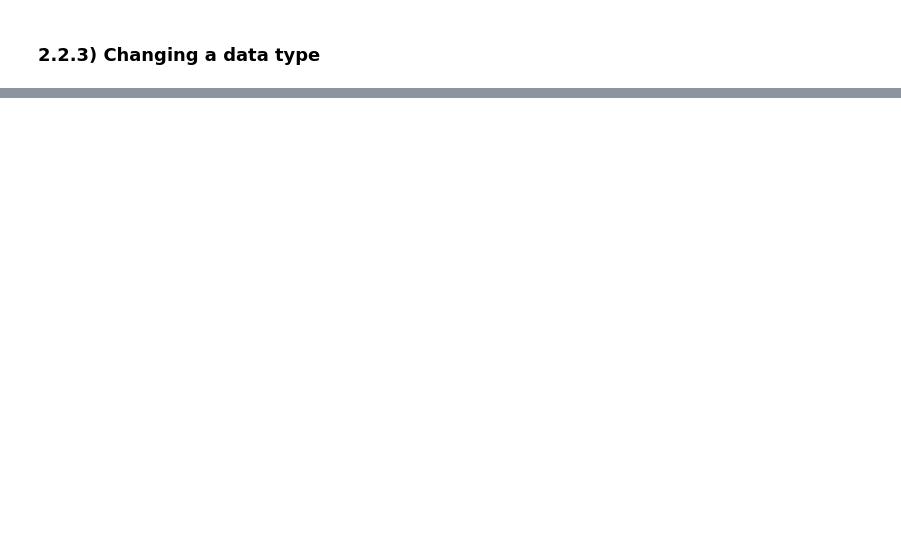
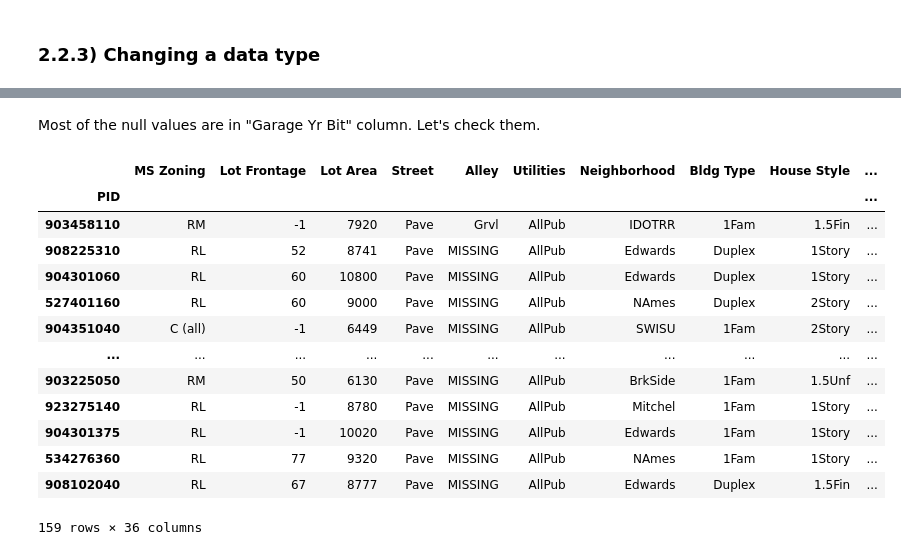
Before and after one commit to BigSamu/Coding_Dojo_Data_Science_Excercises, a Jupyter notebook: 02_Pandas_for_Data_Manipulation/P6_CRISP-DM_Initial_Inspection.ipynb, the cells around one changed output, grey strips where cells are left out. Drawn from its saved outputs; the diff is of its cells as text; code cells hidden in the pictures; blank space fills up the shorter version.

Commit message:
updating last work - Handling Null Values

```diff
--- a/02_Pandas_for_Data_Manipulation/P6_CRISP-DM_Initial_Inspection.ipynb
+++ b/02_Pandas_for_Data_Manipulation/P6_CRISP-DM_Initial_Inspection.ipynb
@@ -281,0 +624,4 @@ profit_by_student.sum()
+# %%
+# Set the index to PID
+df = df.set_index("PID")
+df.head()
@@ -281,0 +671,4 @@ profit_by_student.sum()
+# %%
+# Saving list of column names for object cols
+cat_cols = df.select_dtypes('object').columns
+cat_cols
@@ -281,0 +722,4 @@ profit_by_student.sum()
+# %%
+# Using fillna to fill Alley's nulls with "MISSING"
+df['Alley'] = df['Alley'].fillna("MISSING")
+df['Alley'].value_counts(dropna=False) # 'dropna=False' include in the count values that are NaN
@@ -281,0 +733,3 @@ profit_by_student.sum()
+# %%
+# Using the list of cat_cols to fillna
+df[cat_cols] = df[cat_cols].fillna("MISSING")
@@ -281,0 +786,22 @@ profit_by_student.sum()
+# %% [markdown]
+Most of the null values are in "Garage Yr Bit" column. Let's check them.
+# %%
+# Create a filter for null values in Garage Yr Blt
+null_garage = df['Garage Yr Blt'].isna()
+# Use the filter to display only the rows with null values in Garage Yr Blt
+df[null_garage]
+# %% [output]
+|  | MS Zoning | Lot Frontage | Lot Area | Street | Alley | Utilities | Neighborhood | Bldg Type | House Style | ... |
+| PID |  |  |  |  |  |  |  |  |  | ... |
+| 903458110 | RM | -1 | 7920 | Pave | Grvl | AllPub | IDOTRR | 1Fam | 1.5Fin | ... |
+| 908225310 | RL | 52 | 8741 | Pave | MISSING | AllPub | Edwards | Duplex | 1Story | ... |
+| 904301060 | RL | 60 | 10800 | Pave | MISSING | AllPub | Edwards | Duplex | 1Story | ... |
+| 527401160 | RL | 60 | 9000 | Pave | MISSING | AllPub | NAmes | Duplex | 2Story | ... |
+| 904351040 | C (all) | -1 | 6449 | Pave | MISSING | AllPub | SWISU | 1Fam | 2Story | ... |
+| ... | ... | ... | ... | ... | ... | ... | ... | ... | ... | ... |
+| 903225050 | RM | 50 | 6130 | Pave | MISSING | AllPub | BrkSide | 1Fam | 1.5Unf | ... |
+| 923275140 | RL | -1 | 8780 | Pave | MISSING | AllPub | Mitchel | 1Fam | 1Story | ... |
+| 904301375 | RL | -1 | 10020 | Pave | MISSING | AllPub | Edwards | 1Fam | 1Story | ... |
+| 534276360 | RL | 77 | 9320 | Pave | MISSING | AllPub | NAmes | 1Fam | 1Story | ... |
+| 908102040 | RL | 67 | 8777 | Pave | MISSING | AllPub | Edwards | Duplex | 1.5Fin | ... |
+159 rows × 36 columns
```
Also changed, not shown: parts of 145 cells of this notebook.
